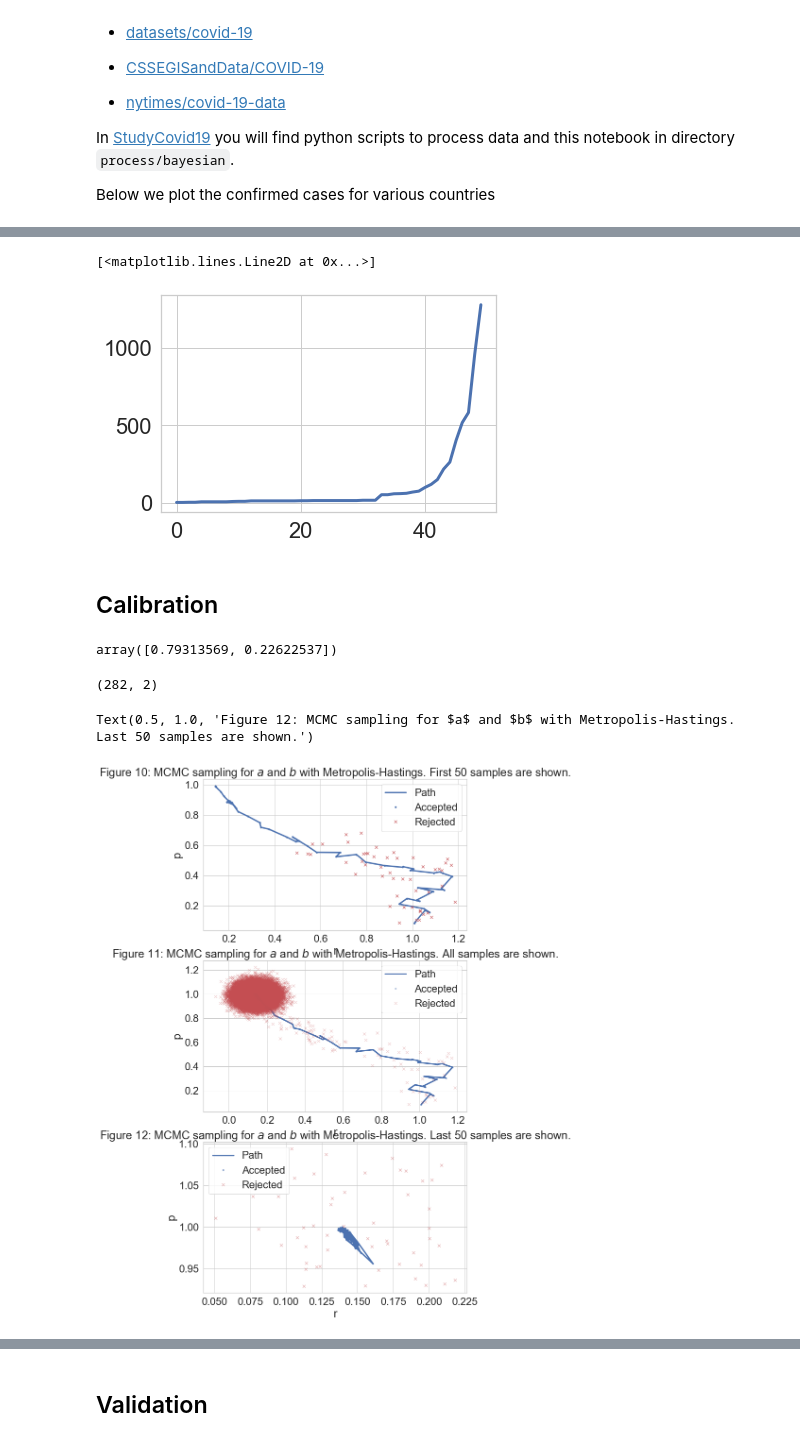
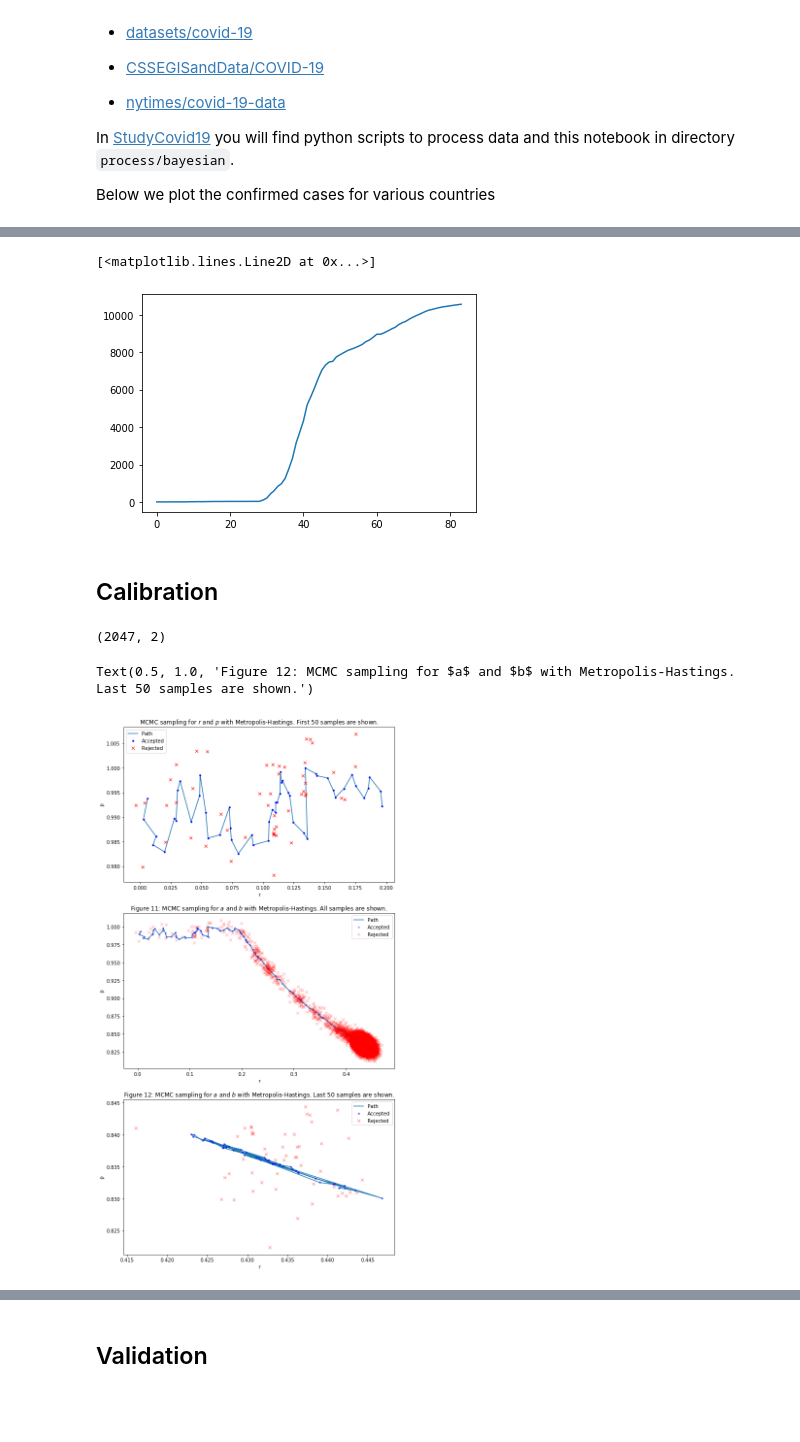
Before and after one commit to prashjha/StudyCovid19, a Jupyter notebook: process/bayesian/Assignment on Bayesian Inversion.ipynb, the cells around one changed output, grey strips where cells are left out. Saved outputs shown, nothing was run; the diff lists cells and outputs as text; code cells hidden in the pictures; blank space fills up the shorter version.

```diff
--- a/process/bayesian/Assignment on Bayesian Inversion.ipynb
+++ b/process/bayesian/Assignment on Bayesian Inversion.ipynb
@@ -62,7 +60,7 @@ import matplotlib.pyplot as plt
 sigma = 100   # data noise
 
 # prepare data
-df = pd.read_csv('US.csv',header=None)
+df = pd.read_csv('Korea, South.csv',header=None)
 # t_c = [float(t) for t in df[0][:50]]
 # t_v = [float(t) for t in df[0][50:]]
 # data = np.array(df[1])
@@ -72,10 +70,10 @@ data = np.array(df)
 data_c = data[:50,:]
 data_v = data[50:,:]
 # %%
-plt.plot(data_c[:,0],data_c[:,1])
+plt.plot(data[:,0],data[:,1])
 # %% [output]
 [<matplotlib.lines.Line2D at 0x...>]
-[figure, old version]
+[figure, new version]
 # %%
 # prepare model
 C_0 = data[0,1]
@@ -99,7 +97,7 @@ def model1(t, theta):
     return np.array(C)
 # %%
 # prepare Bayessian MCMC
-transition_model = lambda theta: np.random.normal(theta,[0.05,0.05],(2,))
+transition_model = lambda theta: np.random.normal(theta,[0.005,0.005],(2,))
 
 def prior(theta):
     if theta[0]<0 or theta[1]<0 or theta[1]>1:   # r>0  0<=p<=1
@@ -144,46 +142,42 @@ def metropolis_hastings(log_likelihood,prior, transition_model, param_init,itera
     return np.array(accepted), np.array(rejected)
 # %% [markdown]
 ## Calibration
-# %%
-np.random.normal([1,0],[0.3,0.2],(2,))
-# %% [output]
-array([0.79313569, 0.22622537])
 # %%
-accepted, rejected = metropolis_hastings(log_likelihood,prior,transition_model,[1, 0], 50000,data_c,acceptance_rule)
+accepted, rejected = metropolis_hastings(log_likelihood,prior,transition_model,[0,1], 50000,data_c,acceptance_rule)
 # %%
 print(accepted.shape)
 # %% [output]
-(282, 2)
+(2047, 2)
 # %%
 fig = plt.figure(figsize=(10,20))
 ax = fig.add_subplot(3,1,1)
 ax.plot(accepted[:50,0], accepted[:50,1], label="Path")
 ax.plot(accepted[:50,0], accepted[:50,1], 'b.', label='Accepted')
 ax.plot(rejected[:50,0], rejected[:50,1], 'rx', label='Rejected')
 ax.set_xlabel("r")
 ax.set_ylabel("p")
 ax.legend()
-ax.set_title("Figure 10: MCMC sampling for $a$ and $b$ with Metropolis-Hastings. First 50 samples are shown.")
+ax.set_title("MCMC sampling for $r$ and $p$ with Metropolis-Hastings. First 50 samples are shown.")
 
 
 ax = fig.add_subplot(3,1,2)
 ax.plot(accepted[:,0], accepted[:,1], label="Path")
 ax.plot(accepted[:,0], accepted[:,1], 'b.', label='Accepted',alpha=0.3)
 ax.plot(rejected[:,0], rejected[:,1], 'rx', label='Rejected',alpha=0.3)
 ax.set_xlabel("r")
 ax.set_ylabel("p")
 ax.legend()
 ax.set_title("Figure 11: MCMC sampling for $a$ and $b$ with Metropolis-Hastings. All samples are shown.")
 
 to_show=50
 ax = fig.add_subplot(3,1,3)
 ax.plot(accepted[-to_show:,0], accepted[-to_show:,1], label="Path")
 ax.plot(accepted[-to_show:,0], accepted[-to_show:,1], 'b.', label='Accepted',alpha=0.5)
 ax.plot(rejected[-to_show:,0], rejected[-to_show:,1], 'rx', label='Rejected',alpha=0.5)
 ax.set_xlabel("r")
 ax.set_ylabel("p")
 ax.legend()
 ax.set_title("Figure 12: MCMC sampling for $a$ and $b$ with Metropolis-Hastings. Last 50 samples are shown.")
 # %% [output]
 Text(0.5, 1.0, 'Figure 12: MCMC sampling for $a$ and $b$ with Metropolis-Hastings. Last 50 samples are shown.')
-[figure, old version]
+[figure, new version]
```
Also changed, not shown: parts of 7 cells of this notebook.
